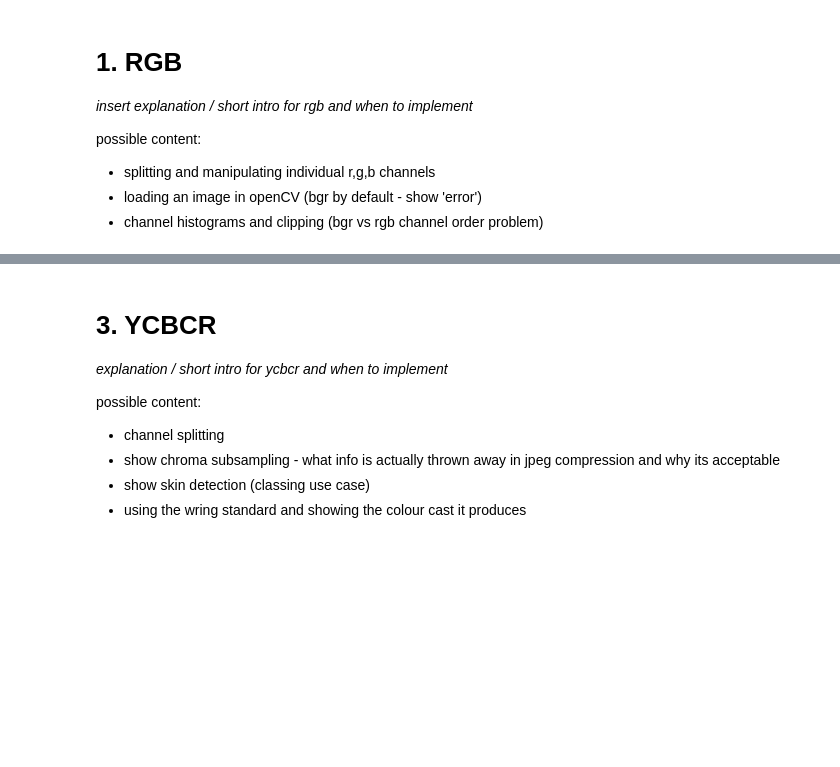
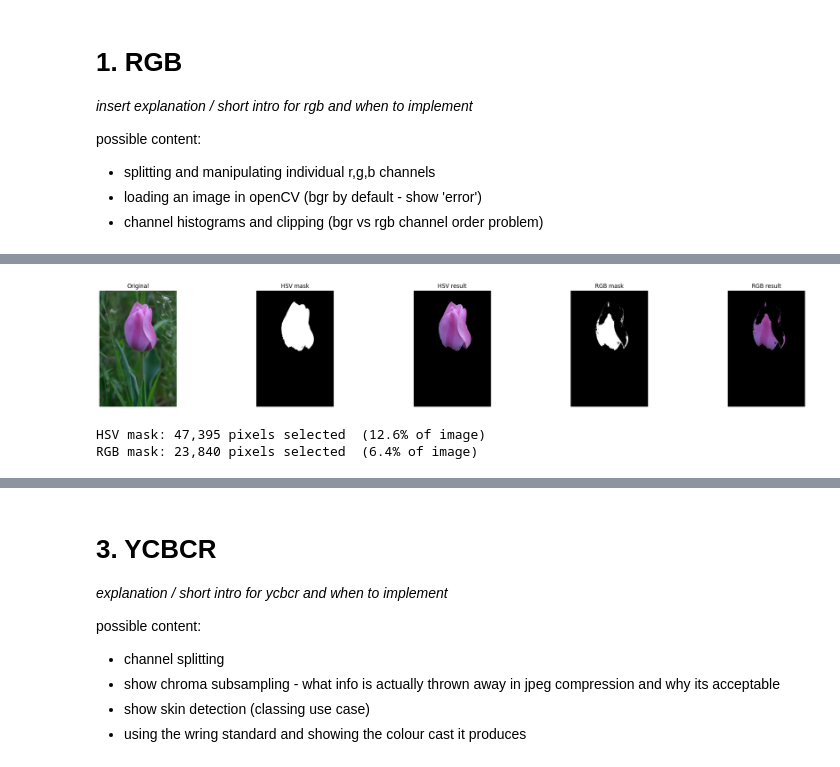
Before and after one commit to romeybajada/cv_colour_models, a Jupyter notebook: walkthrough.ipynb, the cells around one changed output, grey strips where cells are left out. Drawn from its saved outputs; the diff is of its cells as text; code cells hidden in the pictures; blank space fills up the shorter version.

```diff
--- a/walkthrough.ipynb
+++ b/walkthrough.ipynb
@@ -76,0 +151,37 @@ Splitting the HSV image into its three channels individually reveals what each c
+# %%
+# HSV masking
+lower_hsv = np.array([130,  50,  80])
+upper_hsv = np.array([170, 255, 255])
+
+mask_hsv = cv2.inRange(img_tulip_hsv, lower_hsv, upper_hsv)
+result_hsv = cv2.bitwise_and(img_tulip_rgb, img_tulip_rgb, mask=mask_hsv)
+
+# RGB MASKING (for comparison)
+# Sample a  pink pixel from the tulip centre
+sample_pixel = img_tulip_rgb[250, 250].astype(np.float32)
+
+# Accept pixels within Euclidean distance of 60 in RGB space
+img_float = img_tulip_rgb.astype(np.float32)
+rgb_dist = np.sqrt(np.sum((img_float - sample_pixel) ** 2, axis=2))
+mask_rgb = (rgb_dist < 60).astype(np.uint8) * 255
+result_rgb = cv2.bitwise_and(img_tulip_rgb, img_tulip_rgb, mask=mask_rgb)
+
+# Display
+show_images(
+    [img_tulip_rgb, mask_hsv, result_hsv, mask_rgb, result_rgb],
+    ['Original',
+     'HSV mask',
+     'HSV result',
+     'RGB mask',
+     'RGB result'],
+    cmap_list=[None, 'gray', None, 'gray', None]
+)
+
+print(f"\nHSV mask: {np.sum(mask_hsv > 0):,} pixels selected  ({100*np.mean(mask_hsv>0):.1f}% of image)")
+print(f"RGB mask: {np.sum(mask_rgb > 0):,} pixels selected  ({100*np.mean(mask_rgb>0):.1f}% of image)")
+
+# Observe the HSV mask cleanly captures the full tulip including shadowed regions
+# %% [output]
+[figure, added]
+HSV mask: 47,395 pixels selected  (12.6% of image)
+RGB mask: 23,840 pixels selected  (6.4% of image)
```
Also changed, not shown: parts of 18 cells of this notebook, 1 other file.
